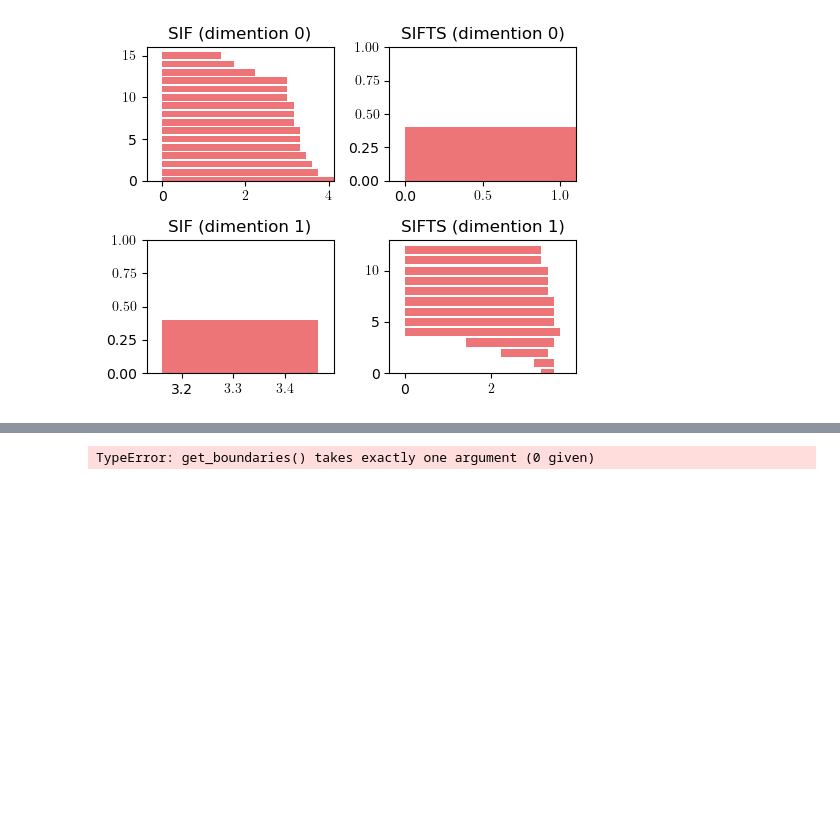
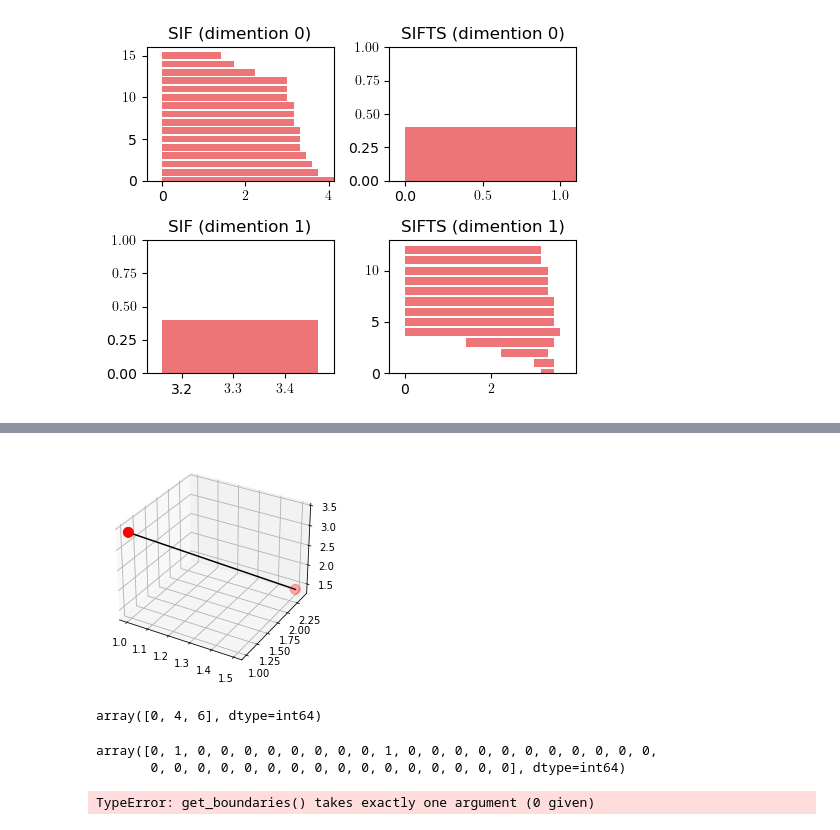
Before and after one commit to BorovTech/He_who_laughs_last, a Jupyter notebook: Topological_analysis/SIF_and_SIFTS_testing.ipynb, the cells around one changed output, grey strips where cells are left out. Cells and saved outputs as stored; diff of their text form; code cells hidden in the pictures; blank space fills up the shorter version.

```diff
--- a/Topological_analysis/SIF_and_SIFTS_testing.ipynb
+++ b/Topological_analysis/SIF_and_SIFTS_testing.ipynb
@@ -511,3 +596,22 @@ for sk_value in new_PHI.simplex_tree.get_simplices():
+# %%
+fig = plt.figure()
+ax = fig.add_subplot(projection="3d")
+x, y, z = [1, 1.5], [1, 2.4], [3.4, 1.4]
+ax.scatter(x, y, z, c='red', s=100)
+ax.plot(x, y, z, color='black')
+plt.show()
+# %% [output]
+[figure, added]
+# %%
+n = np.array([1,0,0,0,1,0,1])
+np.where(n == 1)[0]
+# %% [output]
+array([0, 4, 6], dtype=int64)
+# %%
+new_PHI.bow[2]
+# %% [output]
+array([0, 1, 0, 0, 0, 0, 0, 0, 0, 0, 1, 0, 0, 0, 0, 0, 0, 0, 0, 0, 0, 0,
+       0, 0, 0, 0, 0, 0, 0, 0, 0, 0, 0, 0, 0, 0, 0, 0], dtype=int64)
 # %%
 gudhi.SimplexTree.get_boundaries(new_PHI.simplex_tree)
 # %% [output]
```
Also changed, not shown: parts of 7 cells of this notebook, 1 other file.
